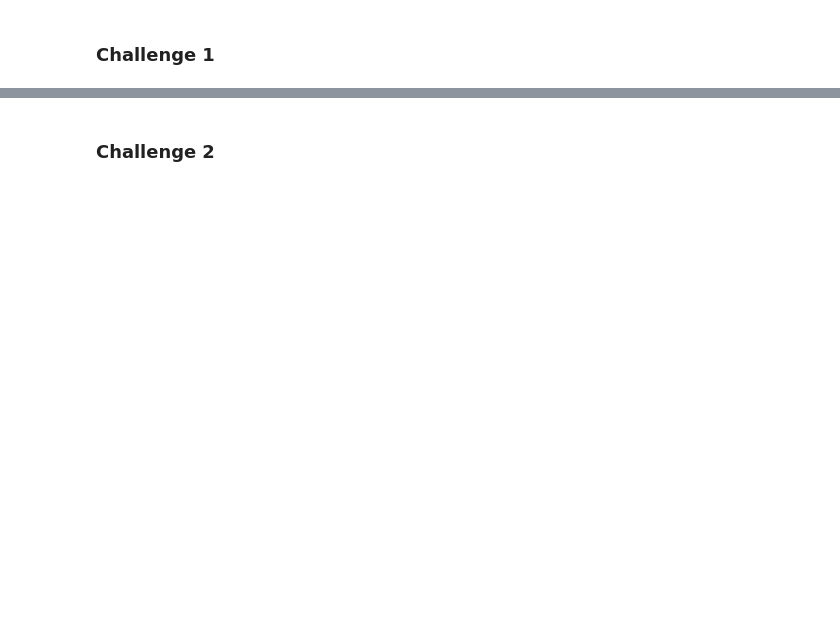
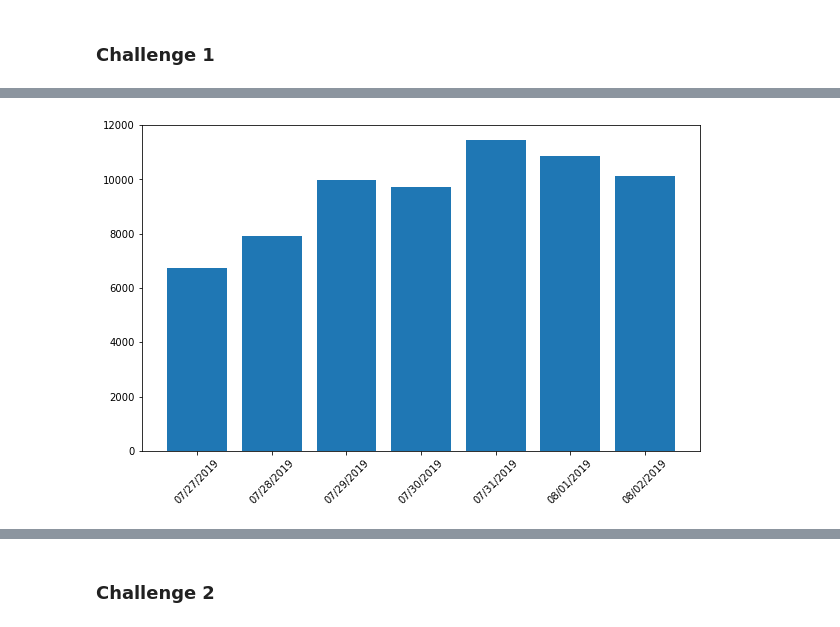
Before and after one commit to vincent-thompson/mta_turnstile_exploratory_data_analysis, a Jupyter notebook: ch_set_1_template.ipynb, the cells around one changed output, grey strips where cells are left out. Cells and saved outputs as stored; diff of their text form; code cells hidden in the pictures; blank space fills up the shorter version.

```diff
--- a/ch_set_1_template.ipynb
+++ b/ch_set_1_template.ipynb
@@ -84,0 +118,13 @@ Text(0.5, 0.98, 'Daily Entries For Turnstile A002-R051-02-00-01-59 ST')
+# %%
+df_sorted['turnstile_units'] = df_sorted['C/A'] + '-' + df_sorted['UNIT'] + '-' + df_sorted['STATION']
+test = df_sorted.groupby(['turnstile_units', 'DATE'])[['entries_diff', 'exits_diff']].sum().reset_index()
+test
+# %%
+# challenge 6 and 7 plot the daily time series for a station...
+plt.figure(figsize=[10,6])
+station1 = test[test.turnstile_units == 'R159-R164-66 ST-LINCOLN']
+plt.bar(station1.DATE, station1.entries_diff + station1.exits_diff)
+plt.xticks(rotation=45)
+plt.show()
+# %% [output]
+[figure, added]
```
Also changed, not shown: parts of 16 cells of this notebook.
